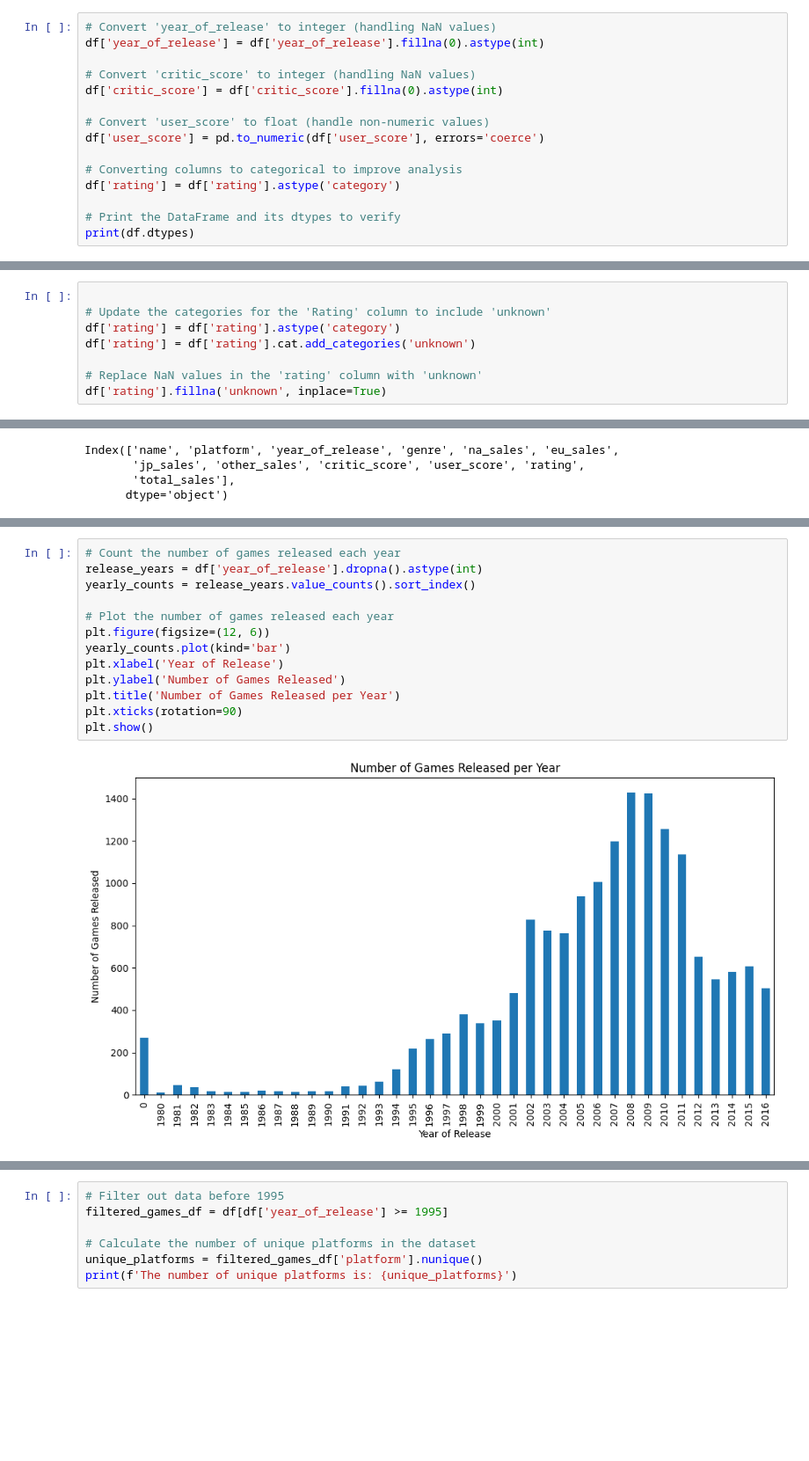
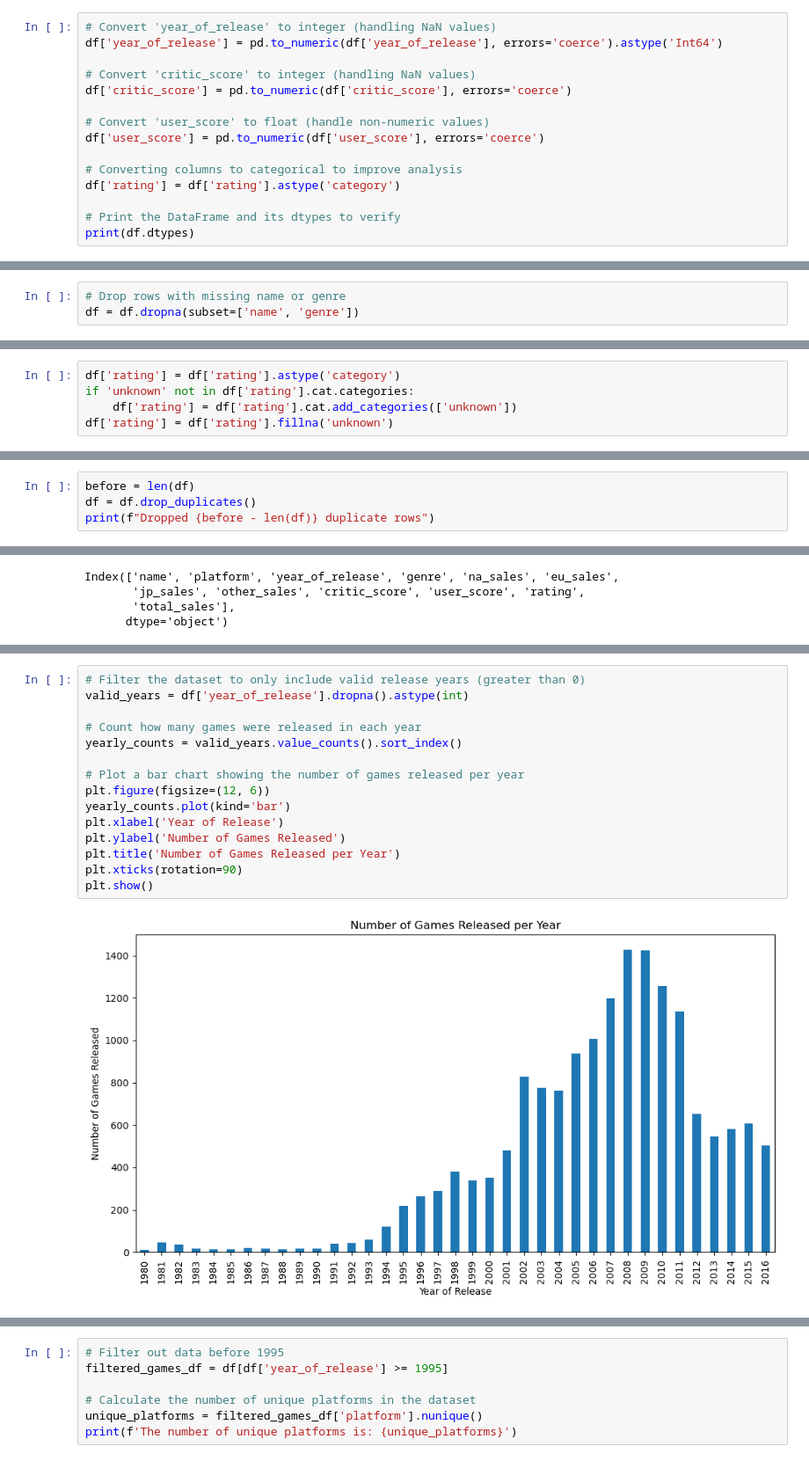
Before and after one commit to joecre/video-game-sales-analysis, a Jupyter notebook: video_game_sales_analysis.ipynb, the cells around one changed output, grey strips where cells are left out. Shown at 88% size. Drawn from its saved outputs; the diff is of its cells as text; blank space fills up the shorter version.

```diff
--- a/video_game_sales_analysis.ipynb
+++ b/video_game_sales_analysis.ipynb
@@ -60,9 +88,9 @@ Modified column names: Index(['name', 'platform', 'year_of_release', 'genre', 'n
 # %%
 # Convert 'year_of_release' to integer (handling NaN values)
-df['year_of_release'] = df['year_of_release'].fillna(0).astype(int)
+df['year_of_release'] = pd.to_numeric(df['year_of_release'], errors='coerce').astype('Int64')
 
 # Convert 'critic_score' to integer (handling NaN values)
-df['critic_score'] = df['critic_score'].fillna(0).astype(int)
+df['critic_score'] = pd.to_numeric(df['critic_score'], errors='coerce')
 
 # Convert 'user_score' to float (handle non-numeric values)
 df['user_score'] = pd.to_numeric(df['user_score'], errors='coerce')
@@ -117,0 +151,3 @@ dtype: float64
+# %%
+# Drop rows with missing name or genre
+df = df.dropna(subset=['name', 'genre'])
@@ -118,8 +162,5 @@ dtype: float64
 # %%
-
-# Update the categories for the 'Rating' column to include 'unknown'
 df['rating'] = df['rating'].astype('category')
-df['rating'] = df['rating'].cat.add_categories('unknown')
-
-# Replace NaN values in the 'rating' column with 'unknown'
-df['rating'].fillna('unknown', inplace=True)
+if 'unknown' not in df['rating'].cat.categories:
+    df['rating'] = df['rating'].cat.add_categories(['unknown'])
+df['rating'] = df['rating'].fillna('unknown')
@@ -133,0 +167,4 @@ duplicate
+# %%
+before = len(df)
+df = df.drop_duplicates()
+print(f"Dropped {before - len(df)} duplicate rows")
@@ -146,15 +192,17 @@ Index(['name', 'platform', 'year_of_release', 'genre', 'na_sales', 'eu_sales',
 # %%
-# Count the number of games released each year
-release_years = df['year_of_release'].dropna().astype(int)
-yearly_counts = release_years.value_counts().sort_index()
+# Filter the dataset to only include valid release years (greater than 0)
+valid_years = df['year_of_release'].dropna().astype(int)
 
-# Plot the number of games released each year
+# Count how many games were released in each year
+yearly_counts = valid_years.value_counts().sort_index()
+
+# Plot a bar chart showing the number of games released per year
 plt.figure(figsize=(12, 6))
 yearly_counts.plot(kind='bar')
 plt.xlabel('Year of Release')
 plt.ylabel('Number of Games Released')
 plt.title('Number of Games Released per Year')
 plt.xticks(rotation=90)
 plt.show()
 # %% [output]
-[figure, old version]
+[figure, new version]
```
Also changed, not shown: parts of 99 cells of this notebook.
